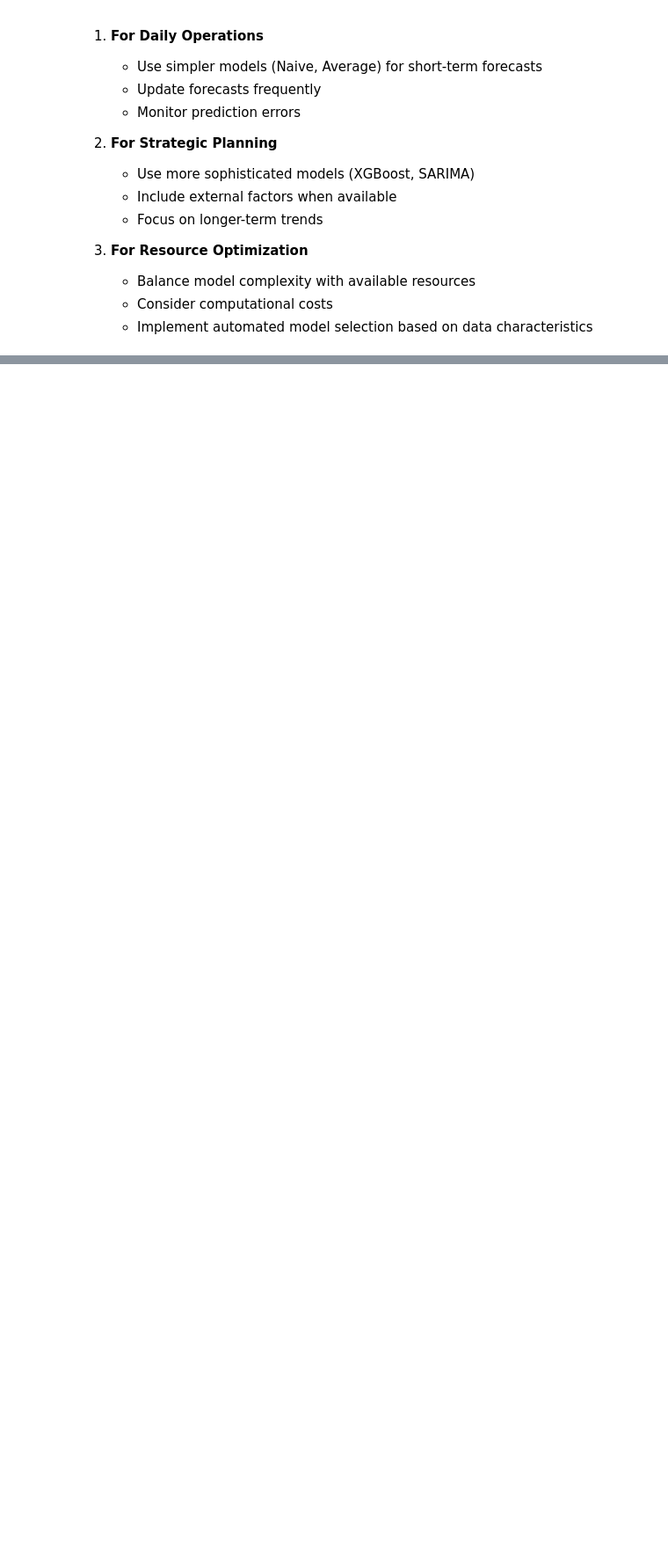
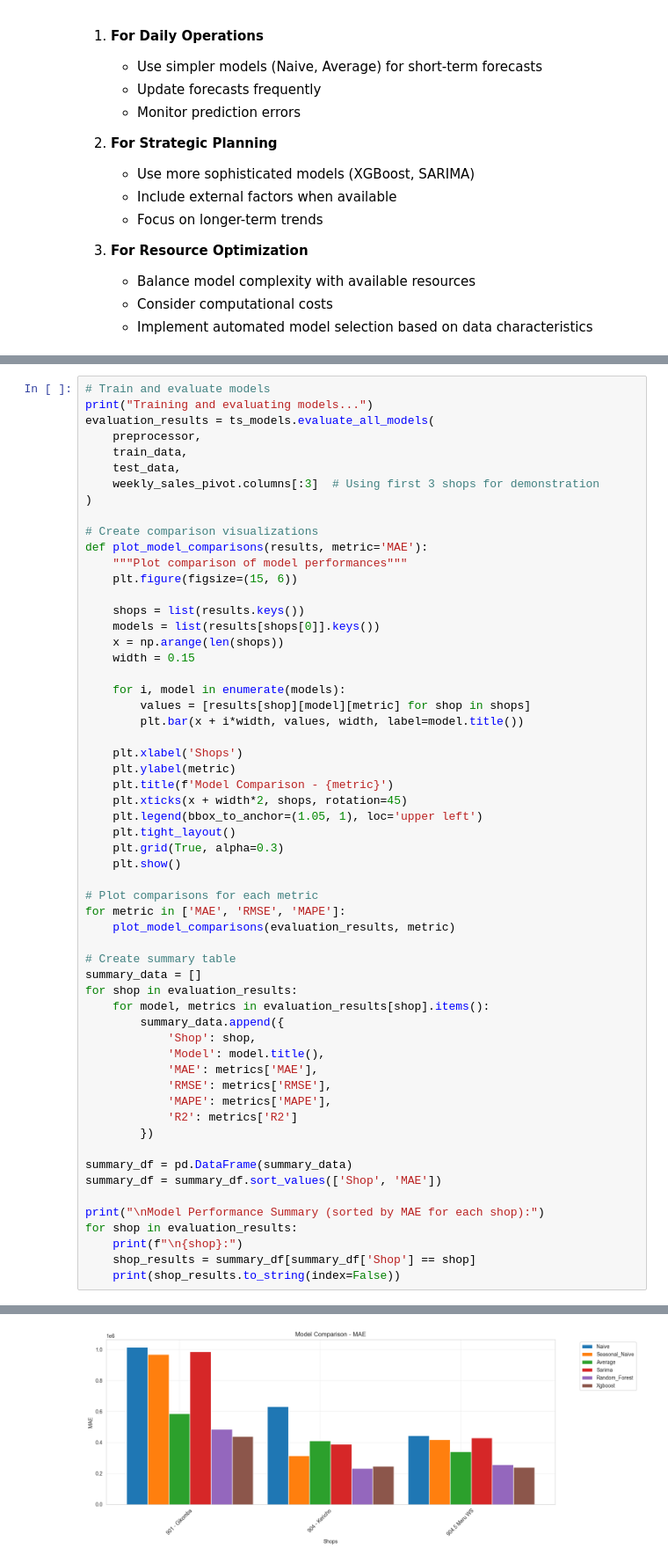
Before and after one commit to Kate-Maina/Group-2-Capstone-Project, a Jupyter notebook: index.ipynb, the cells around one changed output, grey strips where cells are left out. Shown at 88% size. Cells and saved outputs as stored; diff of their text form; blank space fills up the shorter version.

Commit message:
models analysis

```diff
--- a/index.ipynb
+++ b/index.ipynb
@@ -3219,0 +3354,59 @@ print(weekly_sales_pivot.head())
+# %%
+# Train and evaluate models
+print("Training and evaluating models...")
+evaluation_results = ts_models.evaluate_all_models(
+    preprocessor,
+    train_data,
+    test_data,
+    weekly_sales_pivot.columns[:3]  # Using first 3 shops for demonstration
+)
+
+# Create comparison visualizations
+def plot_model_comparisons(results, metric='MAE'):
+    """Plot comparison of model performances"""
+    plt.figure(figsize=(15, 6))
+
+    shops = list(results.keys())
+    models = list(results[shops[0]].keys())
+    x = np.arange(len(shops))
+    width = 0.15
+
+    for i, model in enumerate(models):
+        values = [results[shop][model][metric] for shop in shops]
+        plt.bar(x + i*width, values, width, label=model.title())
+
+    plt.xlabel('Shops')
+    plt.ylabel(metric)
+    plt.title(f'Model Comparison - {metric}')
+    plt.xticks(x + width*2, shops, rotation=45)
+    plt.legend(bbox_to_anchor=(1.05, 1), loc='upper left')
+    plt.tight_layout()
+    plt.grid(True, alpha=0.3)
+    plt.show()
+
+# Plot comparisons for each metric
+for metric in ['MAE', 'RMSE', 'MAPE']:
+    plot_model_comparisons(evaluation_results, metric)
+
+# Create summary table
+summary_data = []
+for shop in evaluation_results:
+    for model, metrics in evaluation_results[shop].items():
+        summary_data.append({
+            'Shop': shop,
+            'Model': model.title(),
+            'MAE': metrics['MAE'],
+            'RMSE': metrics['RMSE'],
+            'MAPE': metrics['MAPE'],
+            'R2': metrics['R2']
+        })
+
+summary_df = pd.DataFrame(summary_data)
+summary_df = summary_df.sort_values(['Shop', 'MAE'])
+
+print("\nModel Performance Summary (sorted by MAE for each shop):")
+for shop in evaluation_results:
+    print(f"\n{shop}:")
+    shop_results = summary_df[summary_df['Shop'] == shop]
+    print(shop_results.to_string(index=False))
+# %% [output]
@@ -3219,0 +3414 @@ print(weekly_sales_pivot.head())
+[figure, added]
```
Also changed, not shown: parts of 22 cells of this notebook.
